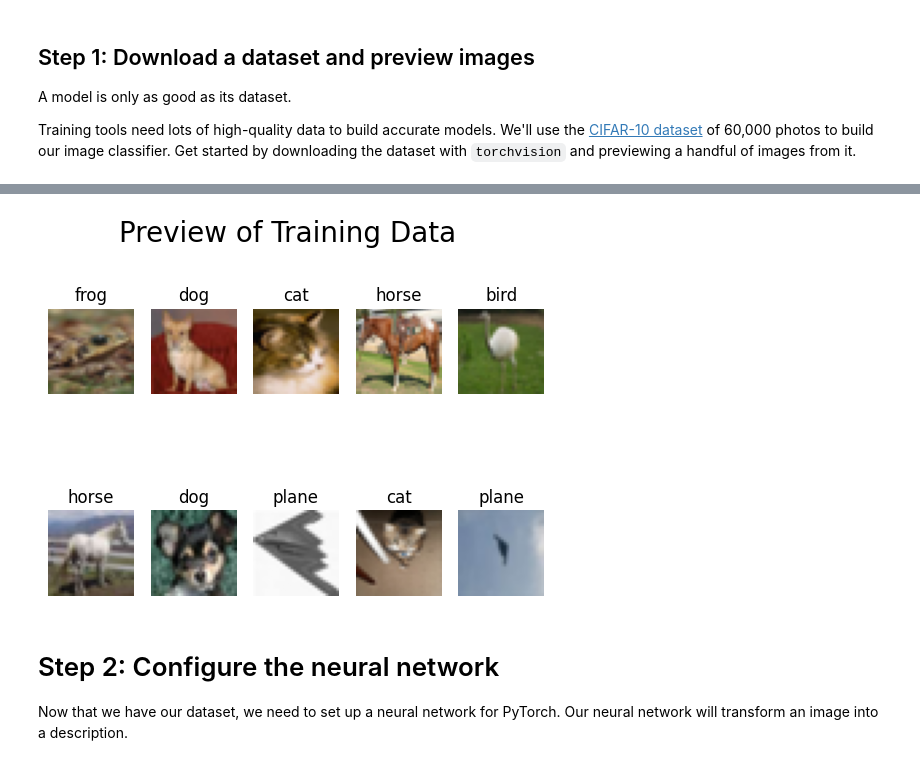
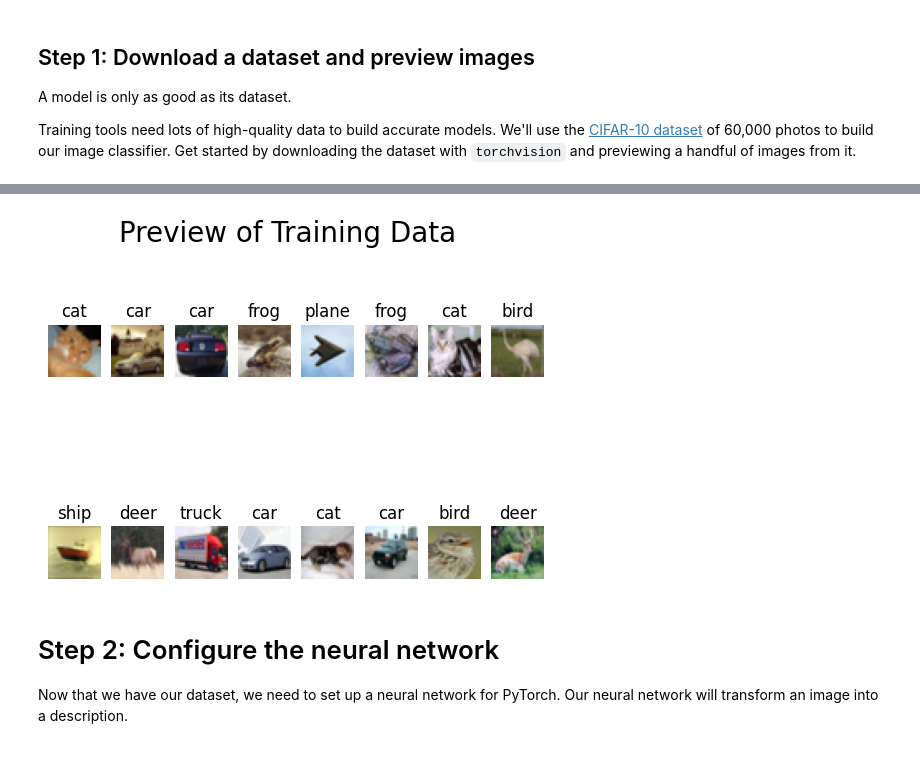
Before and after one commit to hsn10/jupy-torch, a Jupyter notebook: notebooks/image-classifier.ipynb, the cells around one changed output, grey strips where cells are left out. Drawn from its saved outputs; the diff is of its cells as text; code cells hidden in the pictures.

```diff
--- a/notebooks/image-classifier.ipynb
+++ b/notebooks/image-classifier.ipynb
@@ -22,12 +22,11 @@ import matplotlib.pyplot as plt
 import numpy as np
 
 # Download the CIFAR-10 dataset to ./data
-batch_size=10
+batch_size=16
 transform = transforms.Compose([transforms.ToTensor(), transforms.Normalize((0.5, 0.5, 0.5), (0.5, 0.5, 0.5))])
-print("Downloading training data...")
+print("Downloading data...")
 trainset = torchvision.datasets.CIFAR10(root='./data', train=True, download=True, transform=transform)
 trainloader = torch.utils.data.DataLoader(trainset, batch_size=batch_size, shuffle=True, num_workers=2)
-print("Downloading testing data...")
 testset = torchvision.datasets.CIFAR10(root='./data', train=False, download=True, transform=transform)
 testloader = torch.utils.data.DataLoader(testset, batch_size=batch_size, shuffle=False, num_workers=2)
 
@@ -59,5 +57,5 @@ Downloading testing data...
 Files already downloaded and verified
-[figure, old version]
+[figure, new version]
 # %% [markdown]
 # Step 2: Configure the neural network
 
```
Also changed, not shown: parts of 7 cells of this notebook.
